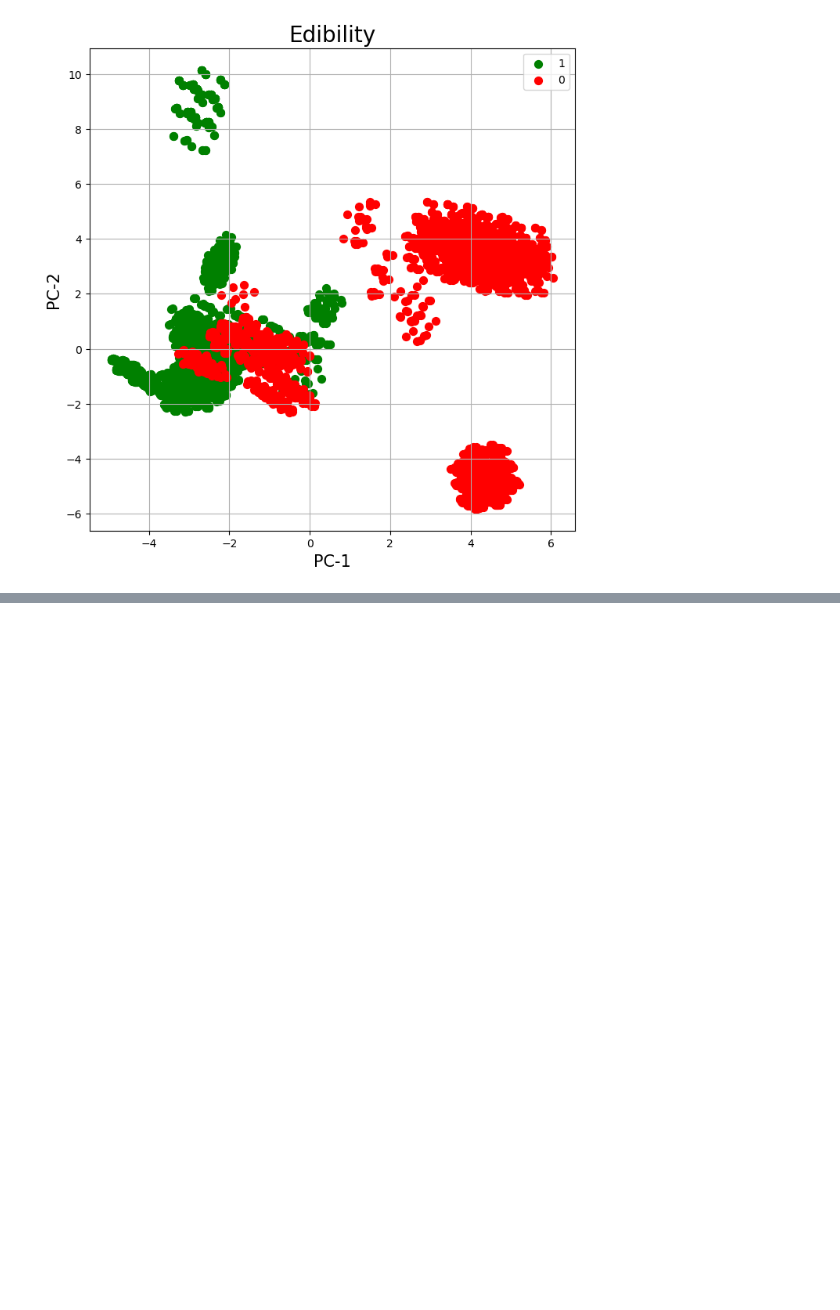
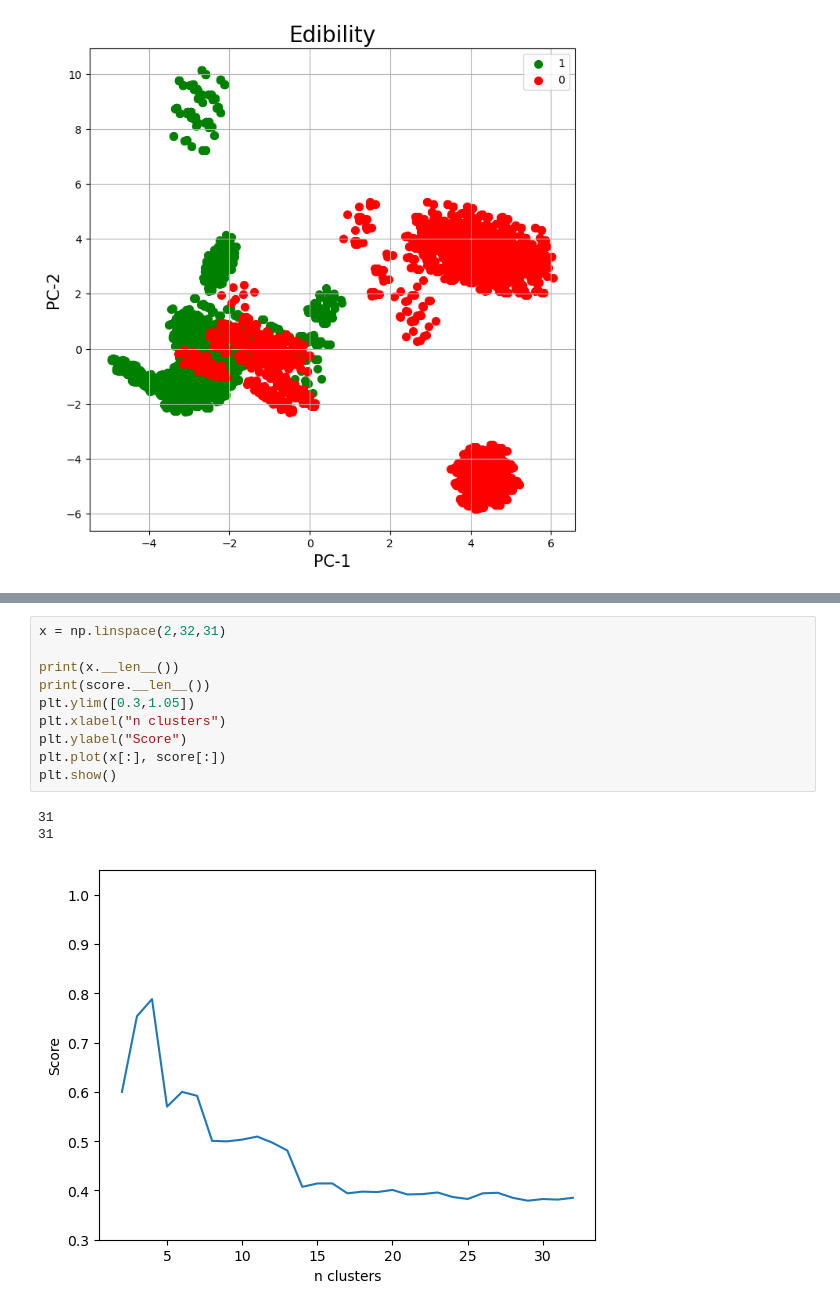
Before and after one commit to Ofplarsen/IDATT2502, a Jupyter notebook: Oving7/notebooks/oving7.ipynb, the cells around one changed output, grey strips where cells are left out. Cells and saved outputs as stored; diff of their text form; blank space fills up the shorter version.

```diff
--- a/Oving7/notebooks/oving7.ipynb
+++ b/Oving7/notebooks/oving7.ipynb
@@ -94,0 +96,14 @@ Name: PC-1, Length: 8124, dtype: float64
+# %%
+x = np.linspace(2,32,31)
+
+print(x.__len__())
+print(score.__len__())
+plt.ylim([0.3,1.05])
+plt.xlabel("n clusters")
+plt.ylabel("Score")
+plt.plot(x[:], score[:])
+plt.show()
+# %% [output]
+31
+31
+[figure, added]
```
Also changed, not shown: parts of 1 cell of this notebook, 1 other file.
